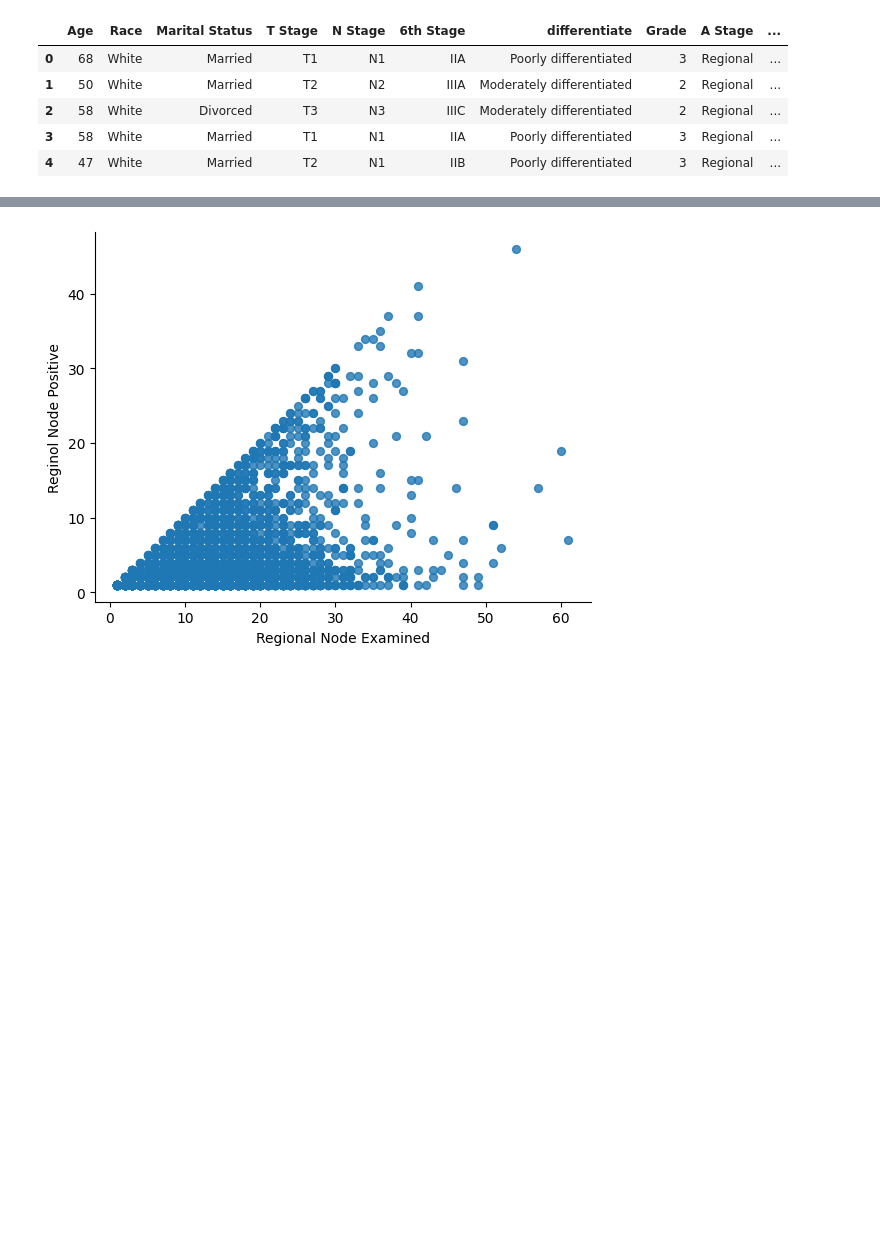
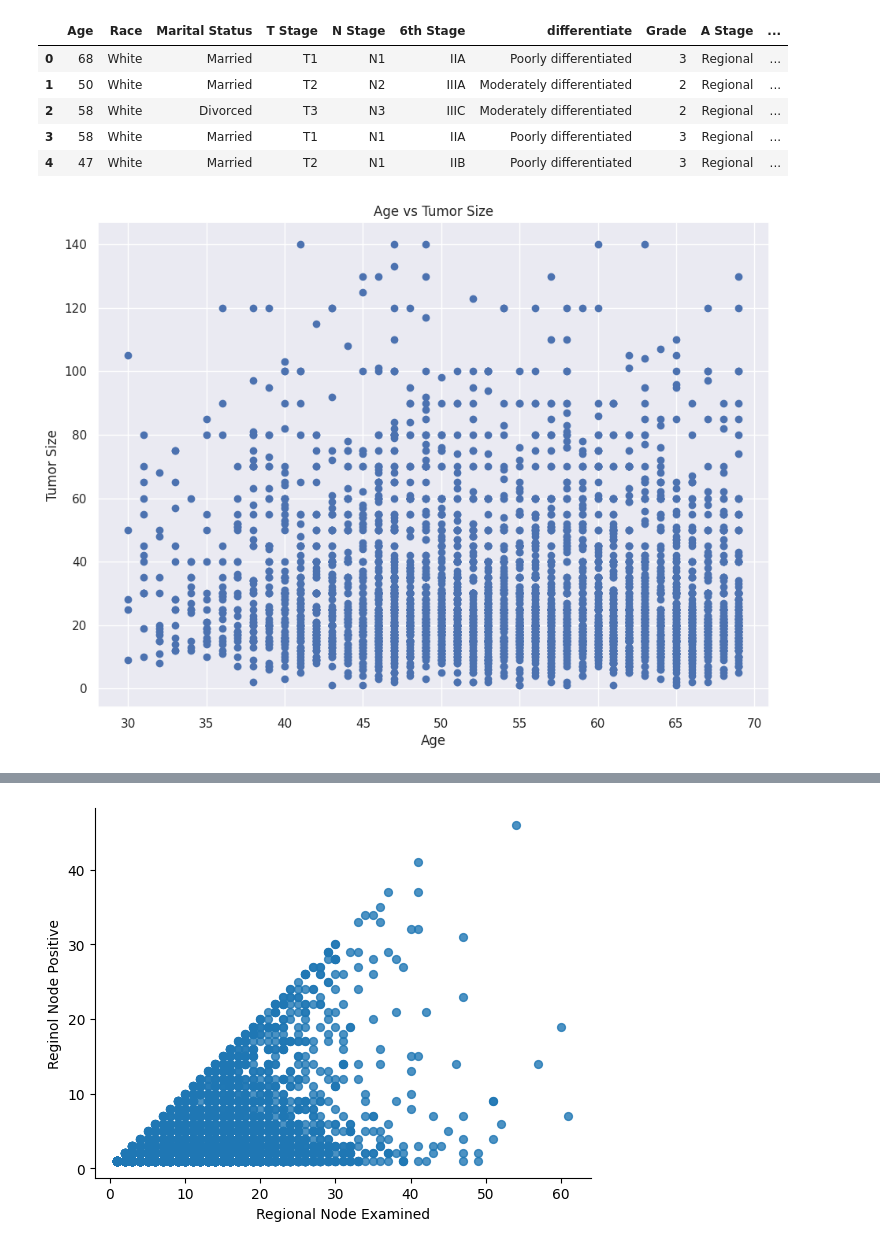
Before and after one commit to Manav-Khandurie/Breast-Cancer-ML-Models, a Jupyter notebook: BreastCancerMLModels.ipynb, the cells around one changed output, grey strips where cells are left out. Cells and saved outputs as stored; diff of their text form; code cells hidden in the pictures; blank space fills up the shorter version.

```diff
--- a/BreastCancerMLModels.ipynb
+++ b/BreastCancerMLModels.ipynb
@@ -48,3 +48,13 @@ df.head()
 | 2 | 58 | White | Divorced | T3 | N3 | IIIC | Moderately differentiated | 2 | Regional | ... |
 | 3 | 58 | White | Married | T1 | N1 | IIA | Poorly differentiated | 3 | Regional | ... |
 | 4 | 47 | White | Married | T2 | N1 | IIB | Poorly differentiated | 3 | Regional | ... |
+# %%
+# @title Age vs Tumor Size
+
+import matplotlib.pyplot as plt
+plt.scatter(df['Age'], df['Tumor Size'])
+plt.title('Age vs Tumor Size')
+plt.xlabel('Age')
+_ = plt.ylabel('Tumor Size')
+# %% [output]
+[figure, added]
```
Also changed, not shown: parts of 5 cells of this notebook.
